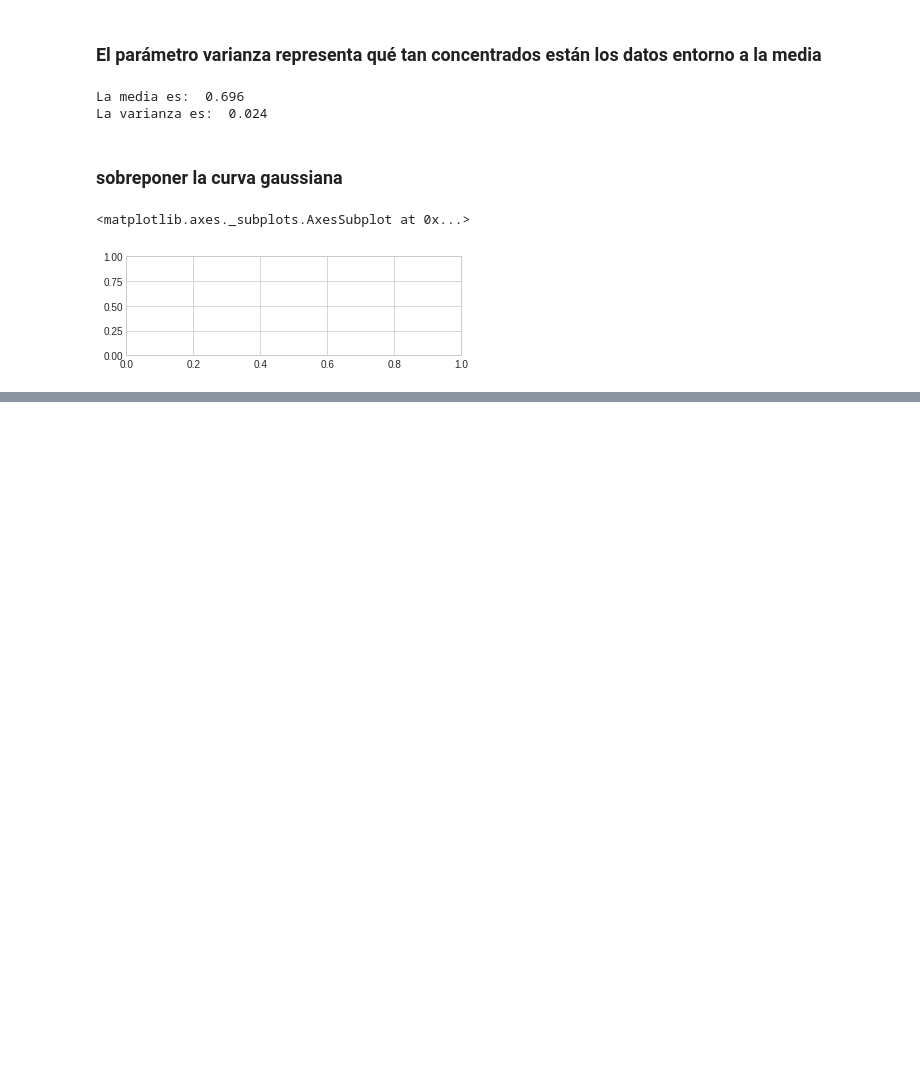
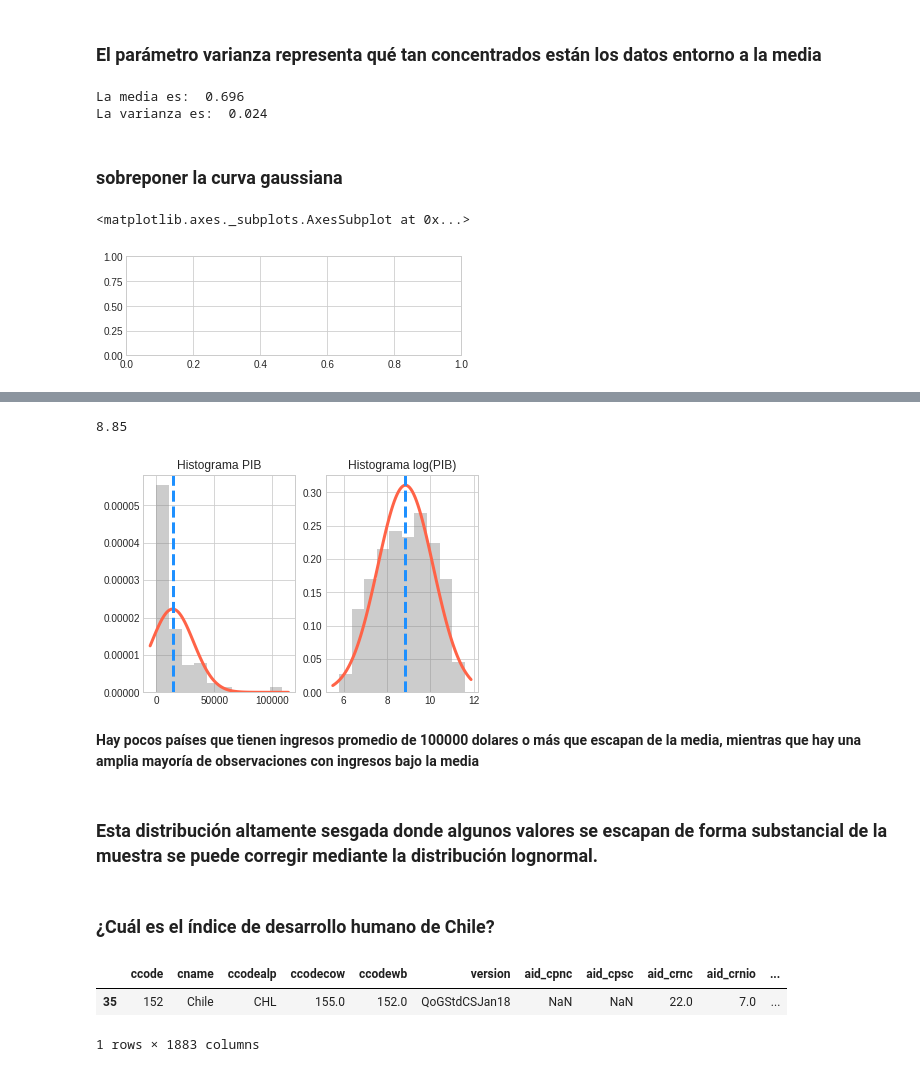
Before and after one commit to vidalchile/data_science_g14, a Jupyter notebook: variables_aleatorias_y _graficos/contenido_sesion_online/lectura.ipynb, the cells around one changed output, grey strips where cells are left out. Drawn from its saved outputs; the diff is of its cells as text; code cells hidden in the pictures; blank space fills up the shorter version.

```diff
--- a/variables_aleatorias_y _graficos/contenido_sesion_online/lectura.ipynb
+++ b/variables_aleatorias_y _graficos/contenido_sesion_online/lectura.ipynb
@@ -13,7 +13,7 @@ import scipy.stats as stats
 # archivos con funciones de visualización
 import lec3_graphs as gfx
 plt.style.use('seaborn-whitegrid') # Gráficos estilo seaborn
-plt.rcParams["figure.figsize"] = (10, 6) # Tamaño gráficos
+plt.rcParams["figure.figsize"] = (20, 15) # Tamaño gráficos
 # %%
 df = pd.read_csv('qog_std_cs_jan18.csv')
 df.shape
@@ -359,0 +364,5 @@ plt.subplots_adjust(hspace=0.6)
+# %%
+# generemos la normalización del gdp mediante el logaritmo.
+gdp_dropna = df['gle_cgdpc'].dropna()
+log_gdp = np.log(gdp_dropna)
+log_gdp
@@ -359,0 +387,30 @@ plt.subplots_adjust(hspace=0.6)
+# %%
+print(round(log_gdp.mean() ,2))
+# %% [output]
+8.85
+# %%
+plt.subplot(1, 2, 1)
+plt.hist(gdp_dropna, color='grey', alpha=.4, normed=True)
+x_min, x_max = plt.xlim()
+x_axis = np.linspace(x_min, x_max, 100)
+plt.plot(x_axis, stats.norm.pdf(x_axis, gdp_dropna.mean(), gdp_dropna.std()), color='tomato', lw=3)
+plt.axvline(gdp_dropna.mean(), color='dodgerblue', linestyle='--', lw=3)
+plt.title("Histograma PIB")
+
+plt.subplot(1, 2, 2)
+plt.hist(log_gdp, color='grey', alpha=.4, normed=True)
+x_min, x_max = plt.xlim()
+x_axis = np.linspace(x_min, x_max, 100)
+plt.plot(x_axis, stats.norm.pdf(x_axis, log_gdp.mean(), log_gdp.std()), color='tomato', lw=3)
+plt.axvline(log_gdp.mean(), color='dodgerblue', linestyle='--', lw=3)
+plt.title("Histograma log(PIB)");
+# %% [output]
+[figure, added]
+# %% [markdown]
+<b>Hay pocos países que tienen ingresos
+promedio de 100000 dolares o más que escapan de la media, mientras que hay una amplia
+mayoría de observaciones con ingresos bajo la media</b>
+# %% [markdown]
+### Esta distribución altamente sesgada donde algunos valores se escapan de forma substancial de la muestra se puede corregir mediante la distribución lognormal.
+# %% [markdown]
+### ¿Cuál es el índice de desarrollo humano de Chile?
@@ -359,0 +419,6 @@ plt.subplots_adjust(hspace=0.6)
+# %%
+chile.head(5)
+# %% [output]
+|  | ccode | cname | ccodealp | ccodecow | ccodewb | version | aid_cpnc | aid_cpsc | aid_crnc | aid_crnio | ... |
+| 35 | 152 | Chile | CHL | 155.0 | 152.0 | QoGStdCSJan18 | NaN | NaN | 22.0 | 7.0 | ... |
+1 rows × 1883 columns
```
Also changed, not shown: parts of 38 cells of this notebook, 10 other files.
